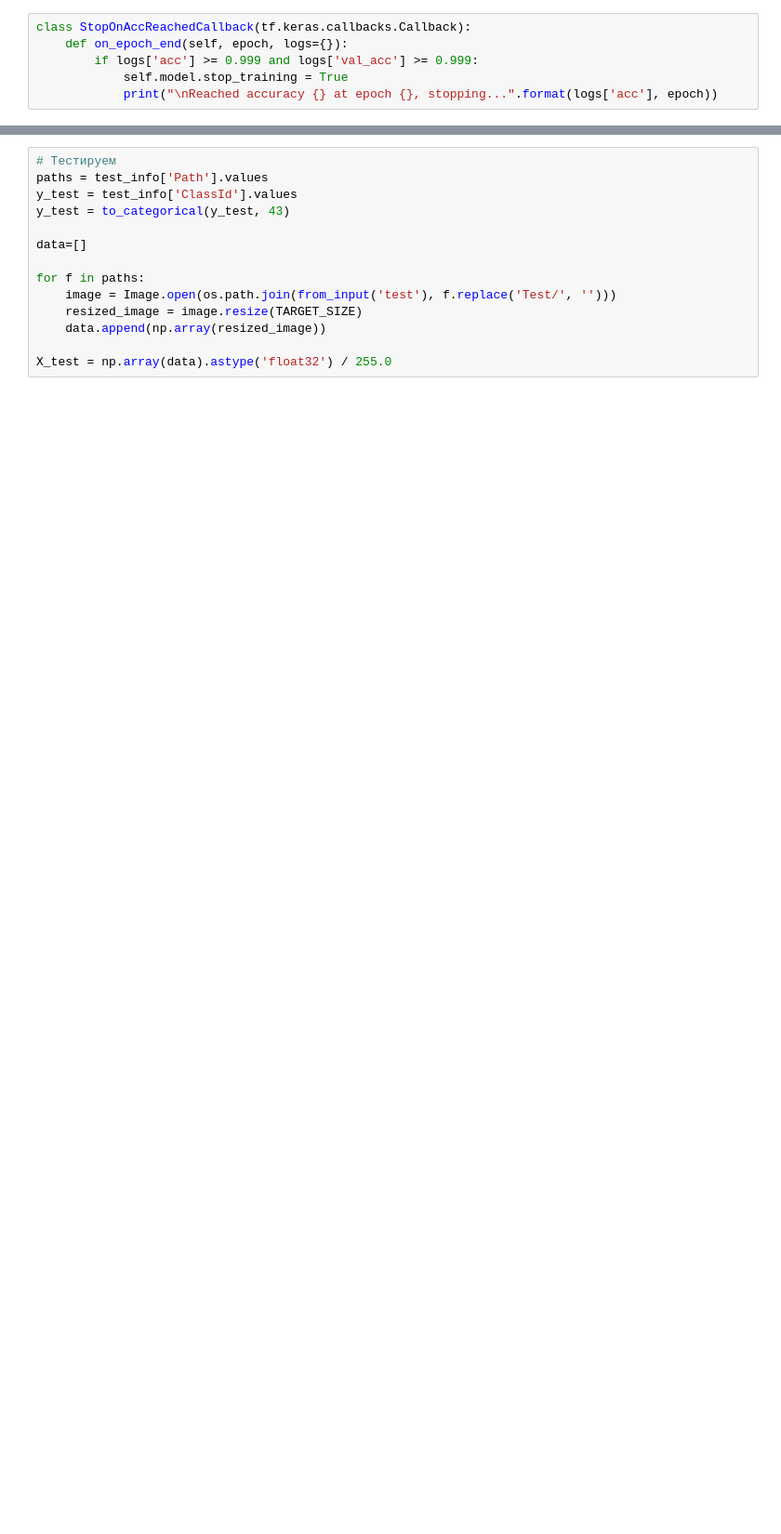
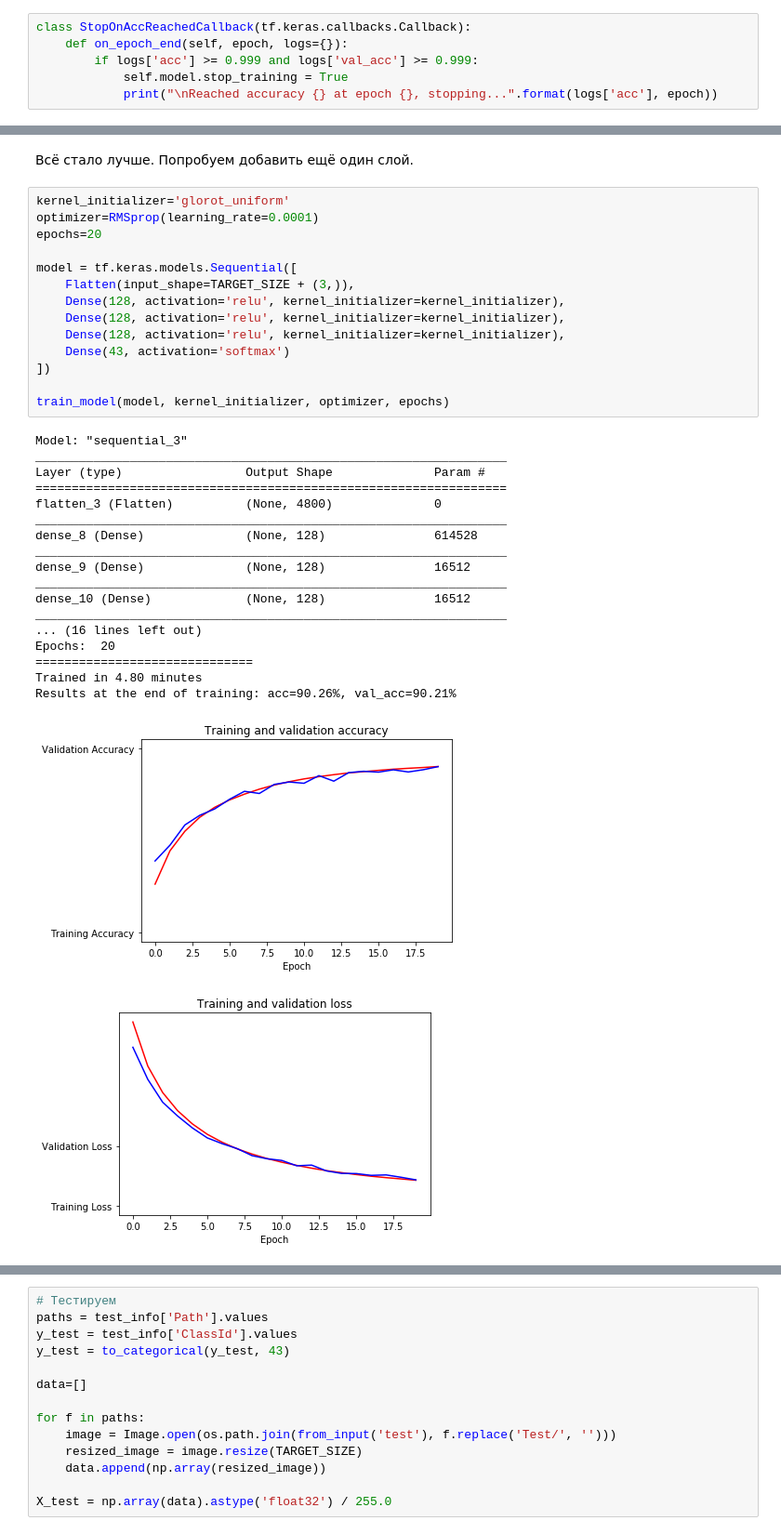
Before and after one commit to kormang/gtsrb-dl-labs, a Jupyter notebook: lab2/src/gtsc-keras-lab2-fcnn.ipynb, the cells around one changed output, grey strips where cells are left out. Shown at 93% size. Cells and saved outputs as stored; diff of their text form; blank space fills up the shorter version.

```diff
--- a/lab2/src/gtsc-keras-lab2-fcnn.ipynb
+++ b/lab2/src/gtsc-keras-lab2-fcnn.ipynb
@@ -279,0 +367,36 @@ plot(history)
+# %% [markdown]
+Всё стало лучше. Попробуем добавить ещё один слой.
+# %%
+kernel_initializer='glorot_uniform'
+optimizer=RMSprop(learning_rate=0.0001)
+epochs=20
+
+model = tf.keras.models.Sequential([
+    Flatten(input_shape=TARGET_SIZE + (3,)),
+    Dense(128, activation='relu', kernel_initializer=kernel_initializer),
+    Dense(128, activation='relu', kernel_initializer=kernel_initializer),
+    Dense(128, activation='relu', kernel_initializer=kernel_initializer),
+    Dense(43, activation='softmax')
+])
+
+train_model(model, kernel_initializer, optimizer, epochs)
+# %% [output]
+Model: "sequential_3"
+_________________________________________________________________
+Layer (type)                 Output Shape              Param #
+=================================================================
+flatten_3 (Flatten)          (None, 4800)              0
+_________________________________________________________________
+dense_8 (Dense)              (None, 128)               614528
+_________________________________________________________________
+dense_9 (Dense)              (None, 128)               16512
+_________________________________________________________________
+dense_10 (Dense)             (None, 128)               16512
+_________________________________________________________________
+... (16 lines left out)
+Epochs:  20
+==============================
+Trained in 4.80 minutes
+Results at the end of training: acc=90.26%, val_acc=90.21%
+[figure, added]
+[figure, added]
```
Also changed, not shown: parts of 49 cells of this notebook, 3 other files.
